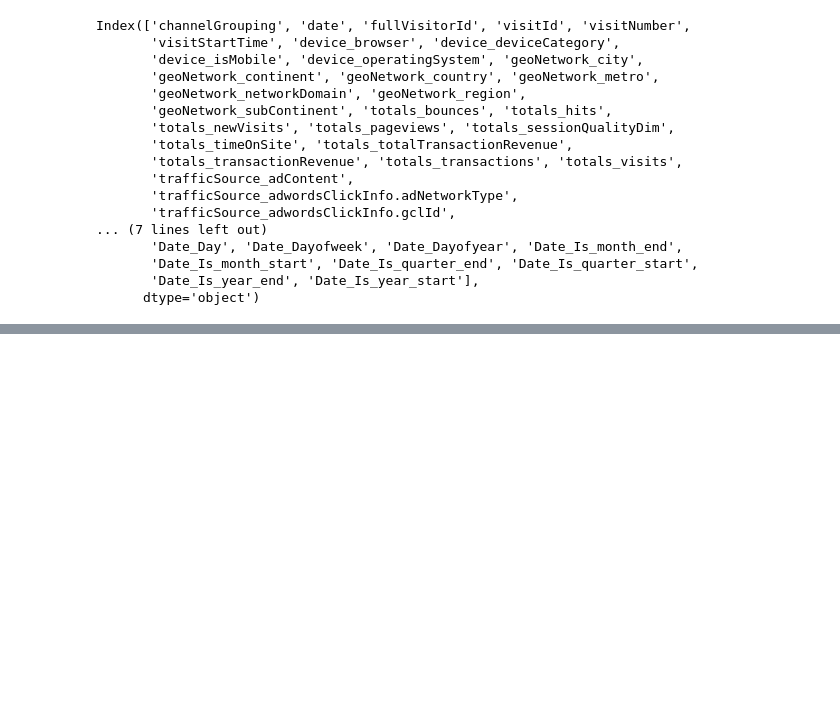
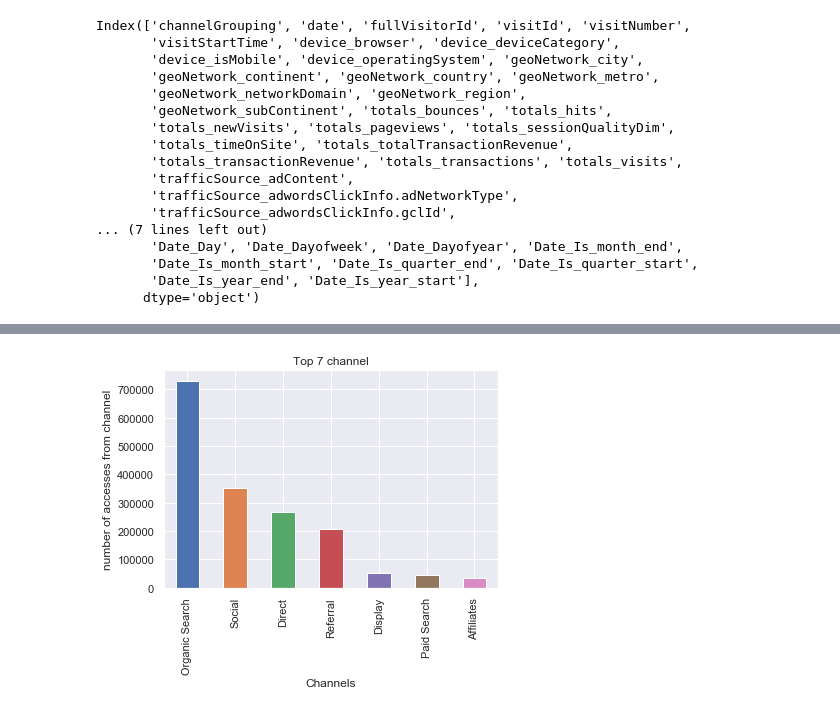
Before and after one commit to george2179/comp4651-project, a Jupyter notebook: comp4651-project.ipynb, the cells around one changed output, grey strips where cells are left out. Saved outputs shown, nothing was run; the diff lists cells and outputs as text; code cells hidden in the pictures; blank space fills up the shorter version.

```diff
--- a/comp4651-project.ipynb
+++ b/comp4651-project.ipynb
@@ -204,0 +213,11 @@ TypeError: unhashable type: 'list'
+# %%
+Top7_channel = train_data.groupby('channelGrouping')['visitId'].nunique().sort_values(ascending=False).head(7)
+Top7_channel.plot.bar()
+
+plt.title("Top 7 channel")
+plt.xlabel("Channels")
+plt.ylabel("number of accesses from channel")
+
+plt.show()
+# %% [output]
+[figure, added]
```
Also changed, not shown: parts of 12 cells of this notebook.
